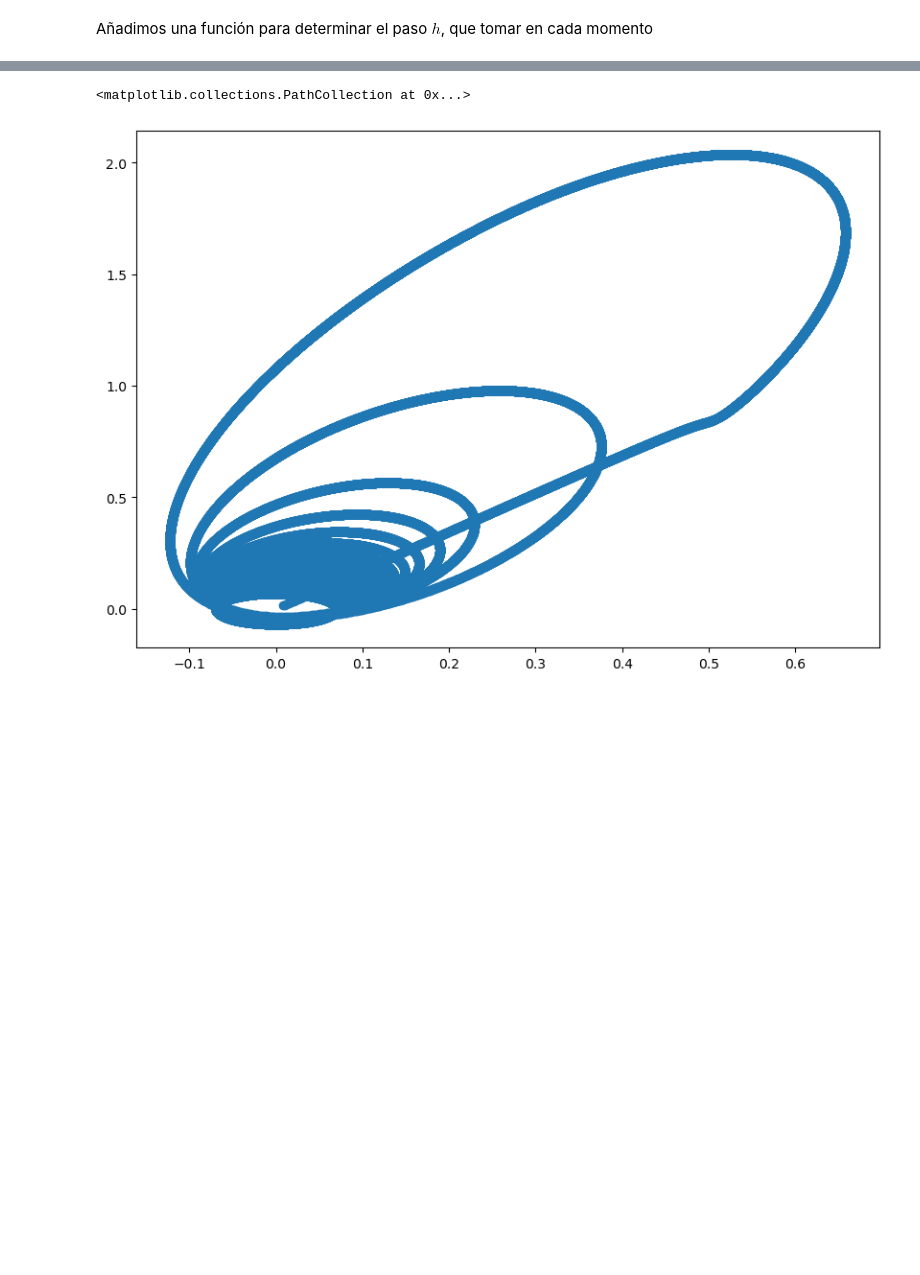
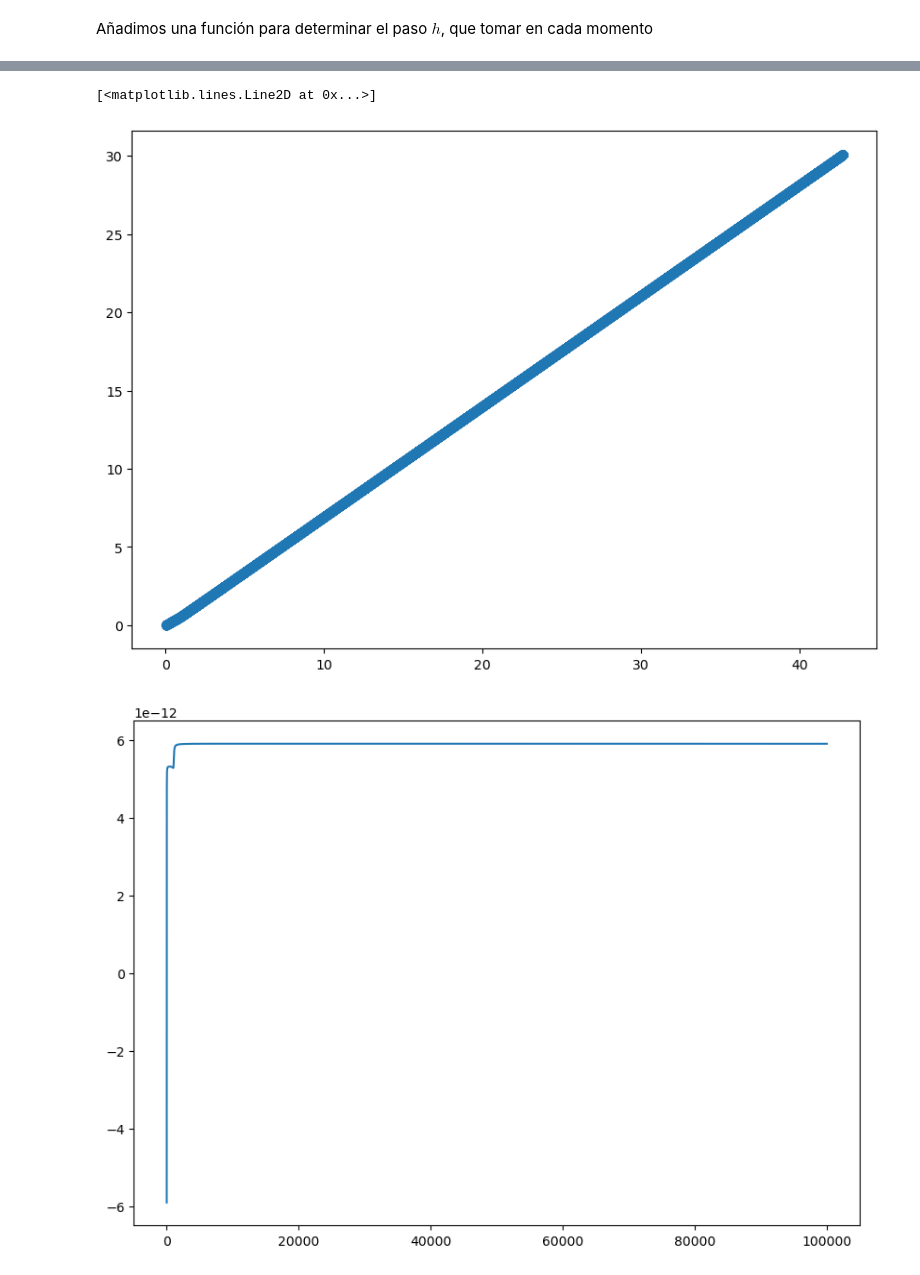
Before and after one commit to liuzhuozhuo/Compu2324, a Jupyter notebook: obligatoria4/3body.ipynb, the cells around one changed output, grey strips where cells are left out. Cells and saved outputs as stored; diff of their text form; code cells hidden in the pictures; blank space fills up the shorter version.

```diff
--- a/obligatoria4/3body.ipynb
+++ b/obligatoria4/3body.ipynb
@@ -19,8 +19,8 @@ R_L = 1.7374e6
 delta = G*M_T/d_TL**3
 nu = M_L/M_T
 
-v_02 = 148
-phi_init = np.pi/3
+v_02 = 149
+phi_init = np.pi/6
 
 pphi = 0
 pr = v_02**2
@@ -67,16 +67,20 @@ def Runge_Kutta (vec_Cohete, h, t):
     k_4 = h*function(vec_Cohete + k_3, t + h)
 
     return vec_Cohete + (k_1 + k_2 + k_3 + k_4)/6
+# %%
+def compute_constant(vec_Cohete, t):
+    r_prime = (1+vec_Cohete[0]**2-2*vec_Cohete[0]*np.cos(vec_Cohete[1]-w*t))**(1/2)
+    return (vec_Cohete[2]**2 / 2 + vec_Cohete[3]**2 / (2*vec_Cohete[0]**2) - delta/vec_Cohete[0] - delta*nu/r_prime - w*vec_Cohete[3])
 # %% [markdown]
 Añadimos una función para determinar el paso $h$, que tomar en cada momento
 # %%
-@jit(nopython = True)
-def run_code_h_cte ():
+def run_code_h_cte (H):
     vec_Cohete_total = np.zeros((int(n_interation), 4))
     vec_Cohete_total[0] = np.array([R_T/d_TL, phi_init, pr/(2*d_TL), pphi/(d_TL**2)])
     t = 0
     h = 200
     for i in range(n_interation-1):
+        H[i] = compute_constant(vec_Cohete_total[i], t)
         vec_Cohete_total[i+1] = Runge_Kutta(vec_Cohete_total[i], h, t)
         t = t+ h
     return vec_Cohete_total
@@ -108,6 +112,8 @@ def run_code():
         t = t+ h
     return vec_Cohete_total
 # %%
-vec_Cohete = run_code_h_cte()
+H = np.zeros(n_interation-1)
+vec_Cohete = run_code_h_cte(H)
+print(H)
 pos_cohete = polar_to_cart(vec_Cohete[:,0], vec_Cohete[:,1])
 pos_lunar = coord_luna(200)
@@ -124,8 +132,15 @@ f.close()
 # %%
 fig=plt.figure(figsize=(10,7)) #Size of the plot
 ax=fig.add_subplot(111)
 
 plt.scatter(pos_cohete[0], pos_cohete[1])
+
+fig=plt.figure(figsize=(10,7)) #Size of the plot
+ax=fig.add_subplot(111)
+time=np.arange(0, n_interation-1)
+
+plt.plot(time, H)
 # %% [output]
-<matplotlib.collections.PathCollection at 0x...>
+[<matplotlib.lines.Line2D at 0x...>]
-[figure, old version]
+[figure, new version]
+[figure, added]
```
Also changed, not shown: parts of 2 cells of this notebook, 2 other files.
